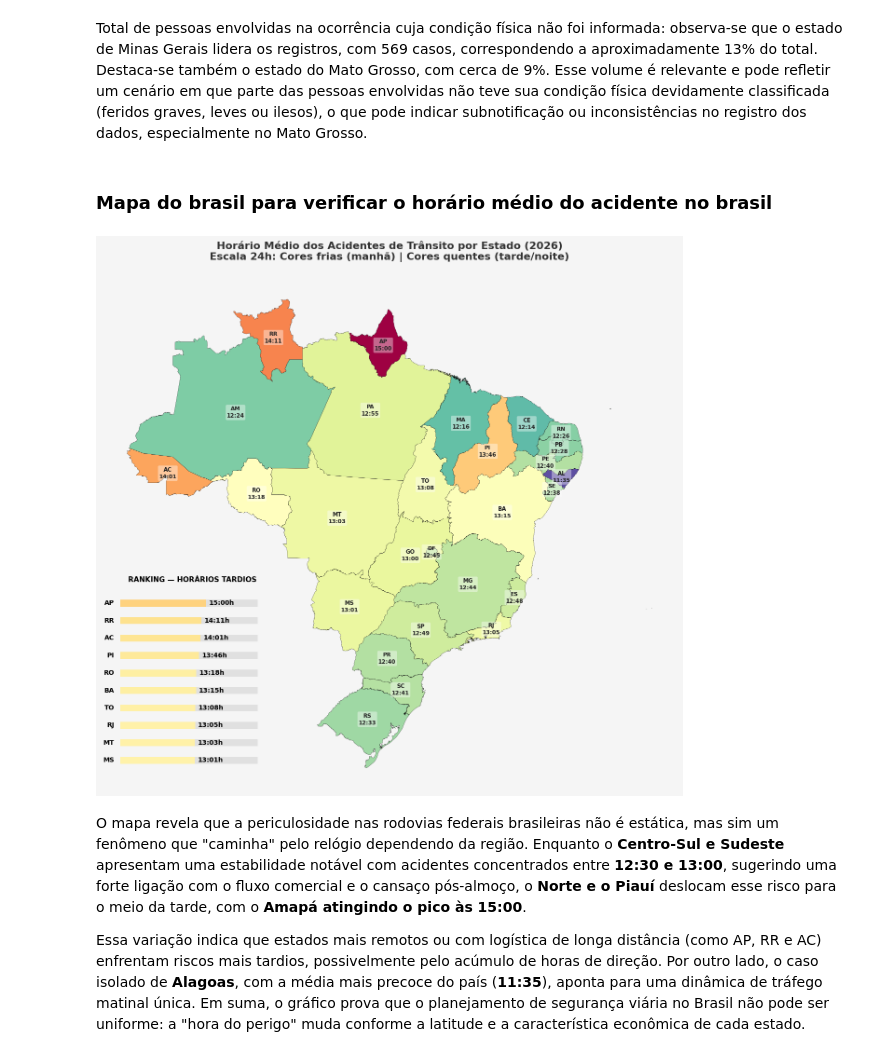
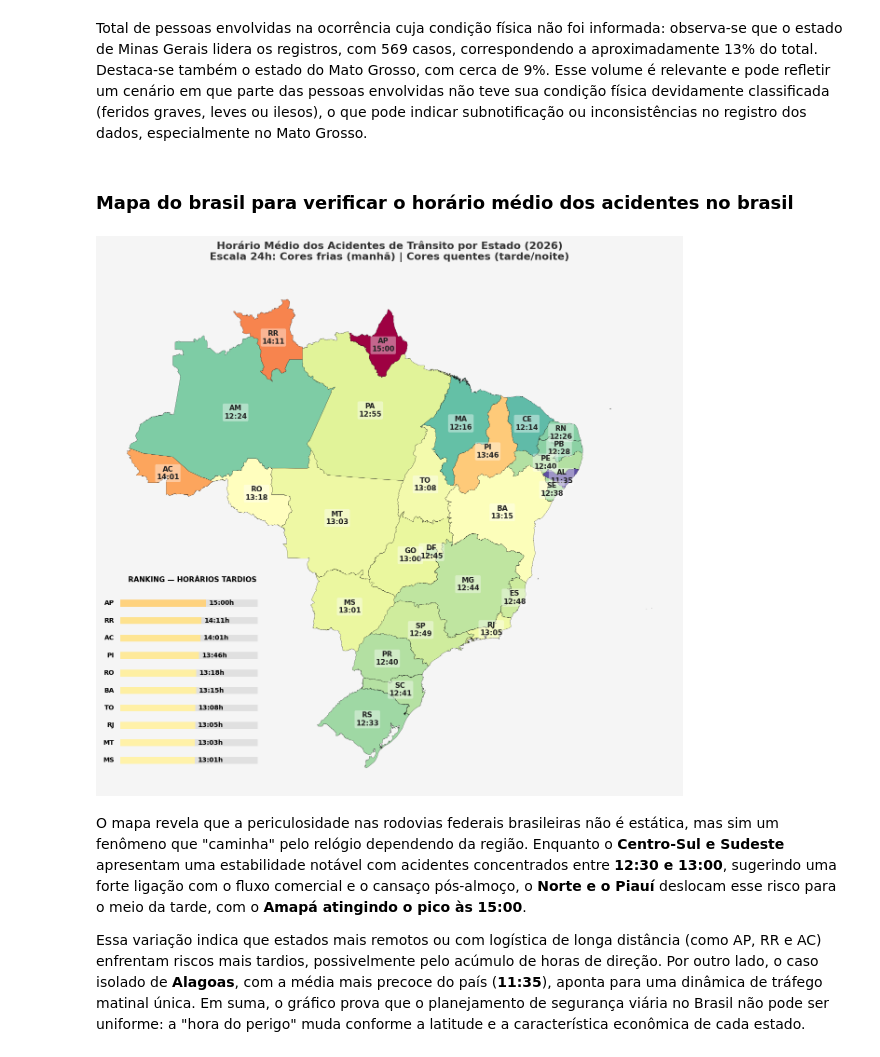
Before and after one commit to Fabiano01EST/traffic-accidents-brazil-analysis, a Jupyter notebook: mapas.ipynb, the cells around one changed output. Saved outputs shown, nothing was run; the diff lists cells and outputs as text; code cells hidden in the pictures.

```diff
--- a/mapas.ipynb
+++ b/mapas.ipynb
@@ -506,9 +502,8 @@ plt.show()
 # %% [markdown]
 Total de pessoas envolvidas na ocorrência cuja condição física não foi informada: observa-se que o estado de Minas Gerais lidera os registros, com 569 casos, correspondendo a aproximadamente 13% do total. Destaca-se também o estado do Mato Grosso, com cerca de 9%. Esse volume é relevante e pode refletir um cenário em que parte das pessoas envolvidas não teve sua condição física devidamente classificada (feridos graves, leves ou ilesos), o que pode indicar subnotificação ou inconsistências no registro dos dados, especialmente no Mato Grosso.
 # %% [markdown]
-### Mapa do brasil para verificar o horário médio do acidente no brasil
+### Mapa do brasil para verificar o horário médio dos acidentes no brasil
 # %%
-
 horario_medio_por_uf = (dados
     .groupby('uf', observed=True)
     .agg({
@@ -555,7 +550,7 @@ for idx, row in br_uf_d.iterrows():
             text=texto_estado,
             xy=(centro.x, centro.y),
             ha='center', va='center',
-            fontsize=8.5,        # Tamanho pequeno para não poluir
+            fontsize=11,        # Tamanho pequeno para não poluir
             fontweight='bold',
             color="#222222",
             bbox=dict(boxstyle='round,pad=0.2', fc='white', alpha=0.4, ec='none') # Fundo sutil para legibilidade
@@ -563,34 +558,34 @@ for idx, row in br_uf_d.iterrows():
 
 # --- 4. RANKING LATERAL ---
 ax_ranking = inset_axes(ax, width="25%", height="35%", loc='lower left', borderpad=3)
 
 top10 = br_uf_d.nlargest(10, 'Hora_Media').sort_values('Hora_Media', ascending=True)
 y_pos = range(len(top10))
 
 # Barras de fundo e progresso
 ax_ranking.barh(y_pos, [24]*10, color="#E0E0E0", height=0.4)
 # Aplicando a mesma nova escala nas barras
 # Forma moderna de acessar o colormap
 colors = [plt.colormaps[nova_cmap](val/24) for val in top10['Hora_Media']]
 ax_ranking.barh(y_pos, top10['Hora_Media'], color=colors, height=0.4)
 
 # Legendas do Ranking
 for i, (idx, row) in enumerate(top10.iterrows()):
     ax_ranking.text(-1, i, row['abbrev_state'], ha='right', va='center', fontweight='bold', fontsize=10)
     ax_ranking.text(row['Hora_Media'] + 0.5, i, f"{row['Hora_Label']}h", va='center', fontweight='bold', fontsize=10)
 
 # --- 5. TÍTULO E FINALIZAÇÃO ---
 ax.set_title("Horário Médio dos Acidentes de Trânsito por Estado (2026)\n"
              "Escala 24h: Cores frias (manhã) | Cores quentes (tarde/noite)",
              fontsize=16, fontweight='bold', pad=25, color="#333333")
 
 ax_ranking.set_title("RANKING — HORÁRIOS TARDIOS", fontsize=11, fontweight='bold', pad=15)
 ax_ranking.axis('off')
 ax.set_axis_off()
 
 plt.show()
 # %% [output]
-[figure, old version]
+[figure, new version]
 # %% [markdown]
 O mapa revela que a periculosidade nas rodovias federais brasileiras não é estática, mas sim um fenômeno que "caminha" pelo relógio dependendo da região. Enquanto o **Centro-Sul e Sudeste** apresentam uma estabilidade notável com acidentes concentrados entre **12:30 e 13:00**, sugerindo uma forte ligação com o fluxo comercial e o cansaço pós-almoço, o **Norte e o Piauí** deslocam esse risco para o meio da tarde, com o **Amapá atingindo o pico às 15:00**.
 
```
Also changed, not shown: parts of 2 cells of this notebook.
